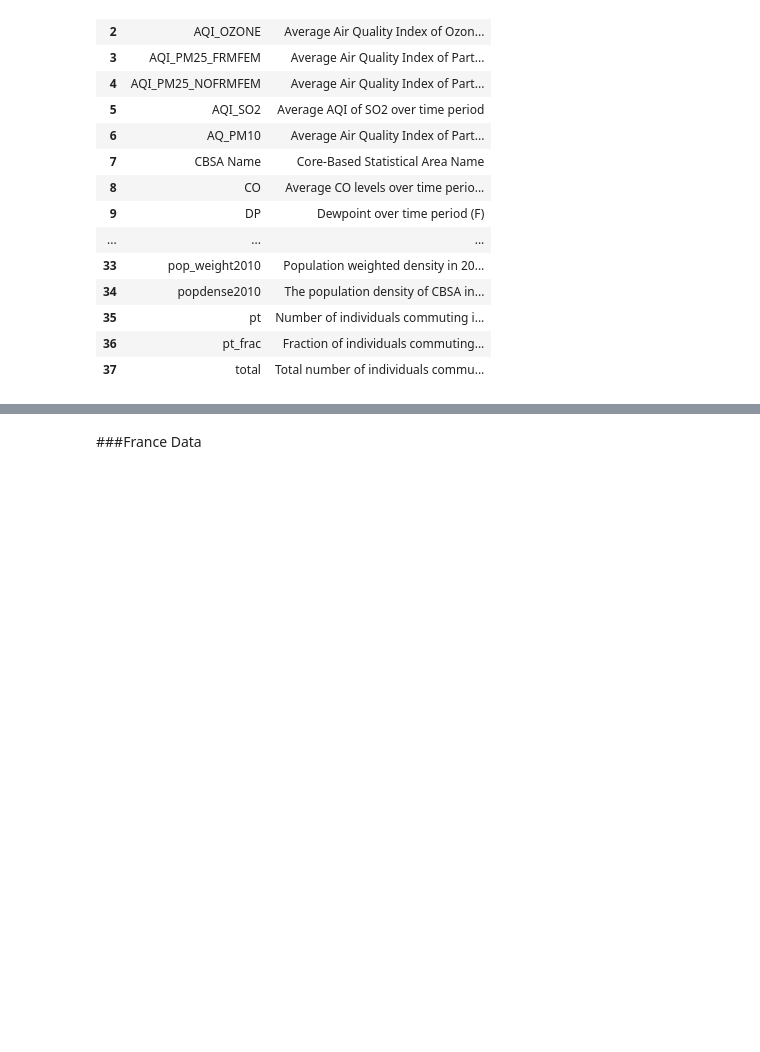
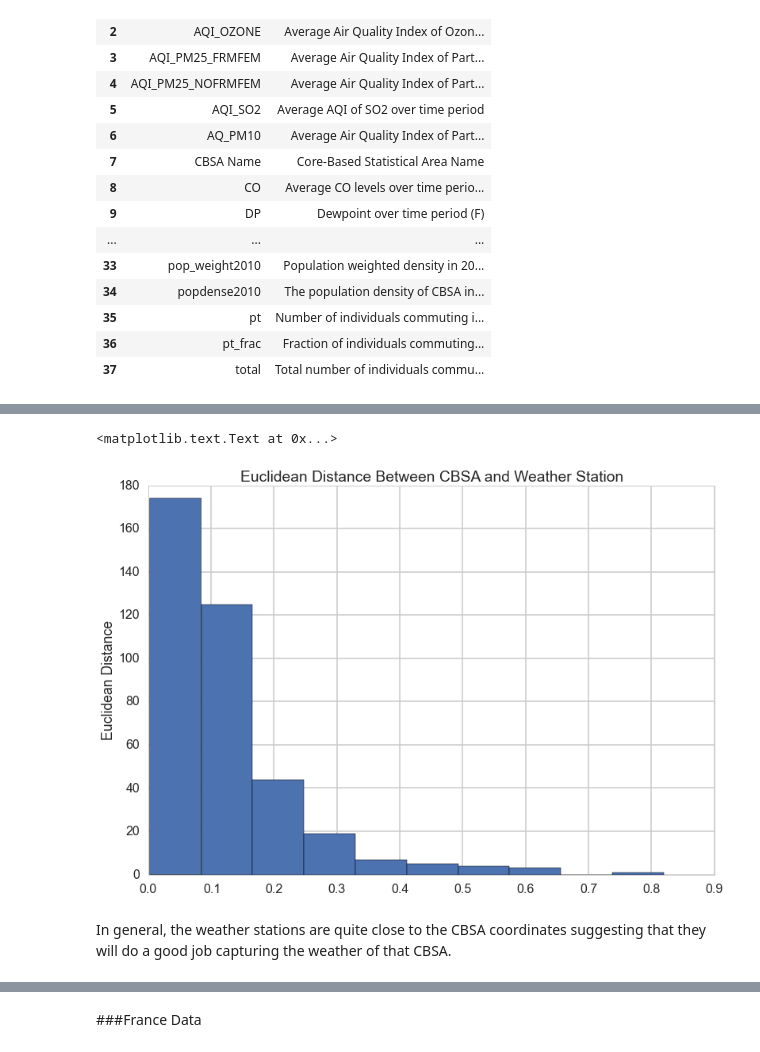
Before and after one commit to mchaffin17/AirPollutionFinalProject, a Jupyter notebook: DataCollection&Cleaning.ipynb, the cells around one changed output, grey strips where cells are left out. Cells and saved outputs as stored; diff of their text form; code cells hidden in the pictures; blank space fills up the shorter version.

Commit message:
Extract US weather data from NOAA

```diff
--- a/DataCollection&Cleaning.ipynb
+++ b/DataCollection&Cleaning.ipynb
@@ -692,0 +787,43 @@ Codebook for datasets:
+# %%
+#Remove the stations that are not labeled with a CALL. This
+#is airport data and those without call generally are missing most
+#of the weather data we'll need later.
+stationdf_subset=stationdf[pd.notnull(stationdf['CALL'])]
+# %%
+#Load a file that includes the names of all possible stations that have data in 2010
+#We've just downloaded the names of those files directly from their repository which
+#will references in a few cells from here
+possibleStations = pd.read_csv('tempdata/WeatherStationList.csv',header=None)
+#Filter our station dataframe to just include stations that have data
+#in 2010
+possibleStations = [i[:-8] for i in possibleStations[0]]
+mask = stationdf_subset['ID'].isin(possibleStations)
+stationdf_subset = stationdf_subset[mask]
+# %%
+#Make a dictionary of latitiude and longitude of all weather stations with data
+latlong_lookup = [(c,x,y) for c,x,y in zip(stationdf_subset['ID'],stationdf_subset['LAT'],stationdf_subset['LONG'])]
+# %%
+#Loop through all our cities with latitude and longitude
+#Keep track of the city with station data that has closest
+#euclidean distance to that city
+best = {}
+for city, la, lo in zip(YearDat['CBSA Name'],YearDat['Latitude'],YearDat['Longitude']):
+    #Only cities with available data
+    if not np.isnan(la):
+        point1 = np.array((float(la),float(lo)))
+        best[city] = ('ABC',1000)
+        for lookup in latlong_lookup:
+            point2 = np.array((float(lookup[1]),float(lookup[2])))
+            dist = np.linalg.norm(point1-point2)
+            if dist < best[city][1]:
+                best[city] = (lookup[0],dist)
+# %%
+#Look at distances of station for site
+pd.DataFrame(best.values()).hist()
+plt.title('Euclidean Distance Between CBSA and Weather Station')
+plt.ylabel('Euclidean Distance')
+# %% [output]
+<matplotlib.text.Text at 0x...>
+[figure, added]
+# %% [markdown]
+In general, the weather stations are quite close to the CBSA coordinates suggesting that they will do a good job capturing the weather of that CBSA.
```
Also changed, not shown: parts of 35 cells of this notebook, 5 other files.
